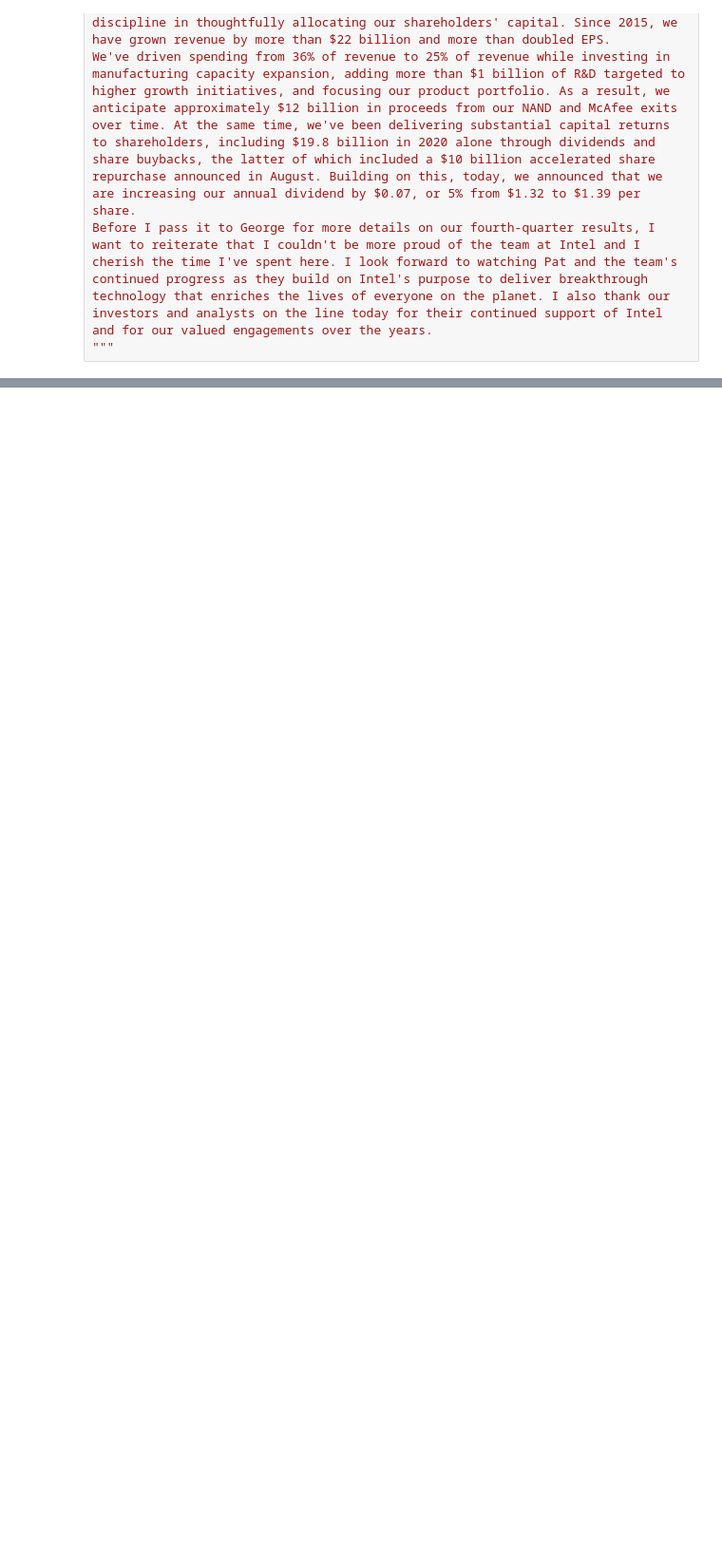
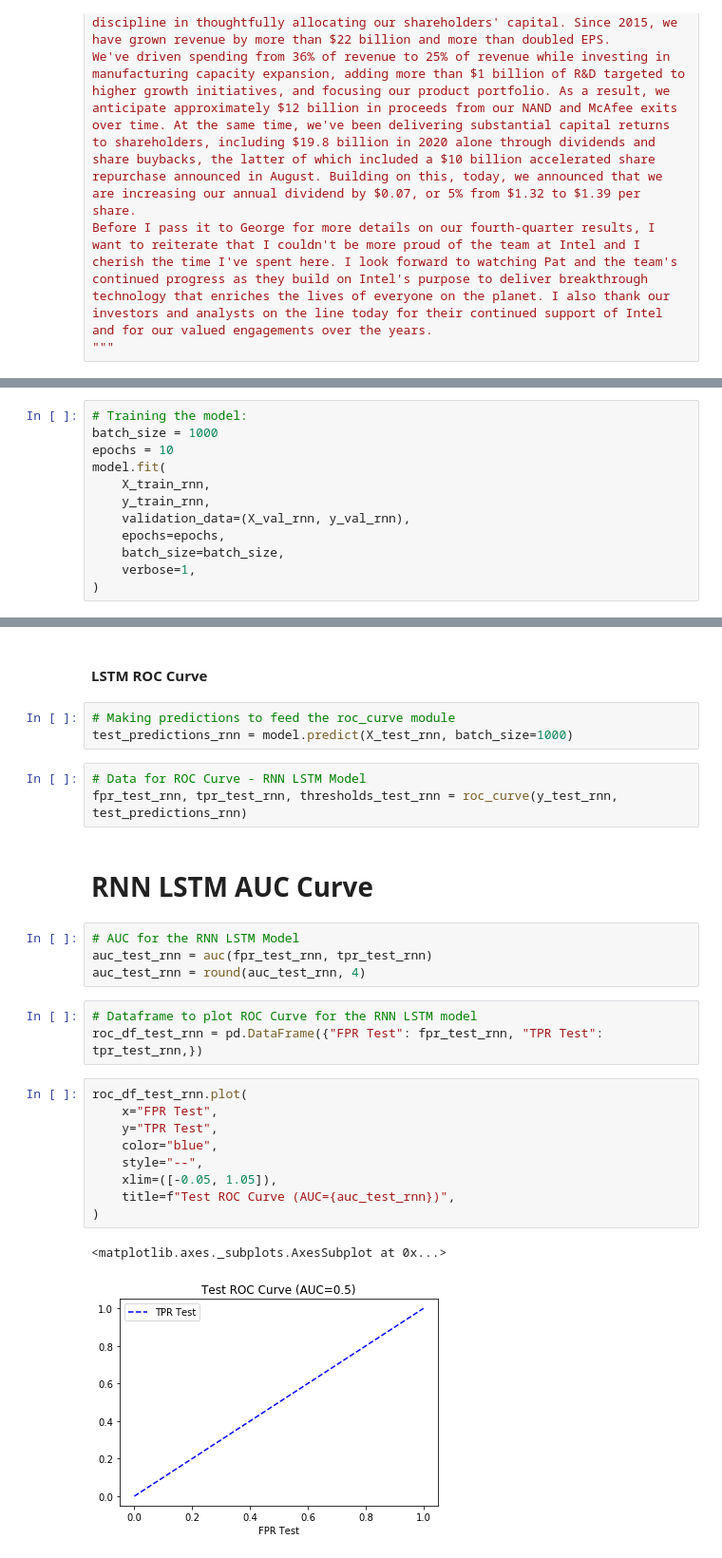
Before and after one commit to TBH-Project2/P2, a Jupyter notebook: CEOvsCFO_Sent_Analysis.ipynb, the cells around one changed output, grey strips where cells are left out. Shown: that part at 95% size. Cells and saved outputs as stored; diff of their text form; blank space fills up the shorter version.

```diff
--- a/CEOvsCFO_Sent_Analysis.ipynb
+++ b/CEOvsCFO_Sent_Analysis.ipynb
@@ -261,0 +535,12 @@ cfo_sentiments_df
+# %%
+# Training the model:
+batch_size = 1000
+epochs = 10
+model.fit(
+    X_train_rnn,
+    y_train_rnn,
+    validation_data=(X_val_rnn, y_val_rnn),
+    epochs=epochs,
+    batch_size=batch_size,
+    verbose=1,
+)
@@ -261,0 +711,29 @@ cfo_sentiments_df
+# %% [markdown]
+#### LSTM ROC Curve
+# %%
+# Making predictions to feed the roc_curve module
+test_predictions_rnn = model.predict(X_test_rnn, batch_size=1000)
+# %%
+# Data for ROC Curve - RNN LSTM Model
+fpr_test_rnn, tpr_test_rnn, thresholds_test_rnn = roc_curve(y_test_rnn, test_predictions_rnn)
+# %% [markdown]
+# RNN LSTM AUC Curve
+# %%
+# AUC for the RNN LSTM Model
+auc_test_rnn = auc(fpr_test_rnn, tpr_test_rnn)
+auc_test_rnn = round(auc_test_rnn, 4)
+# %%
+# Dataframe to plot ROC Curve for the RNN LSTM model
+roc_df_test_rnn = pd.DataFrame({"FPR Test": fpr_test_rnn, "TPR Test": tpr_test_rnn,})
+# %%
+roc_df_test_rnn.plot(
+    x="FPR Test",
+    y="TPR Test",
+    color="blue",
+    style="--",
+    xlim=([-0.05, 1.05]),
+    title=f"Test ROC Curve (AUC={auc_test_rnn})",
+)
+# %% [output]
+<matplotlib.axes._subplots.AxesSubplot at 0x...>
+[figure, added]
```
Also changed, not shown: parts of 80 cells of this notebook.
